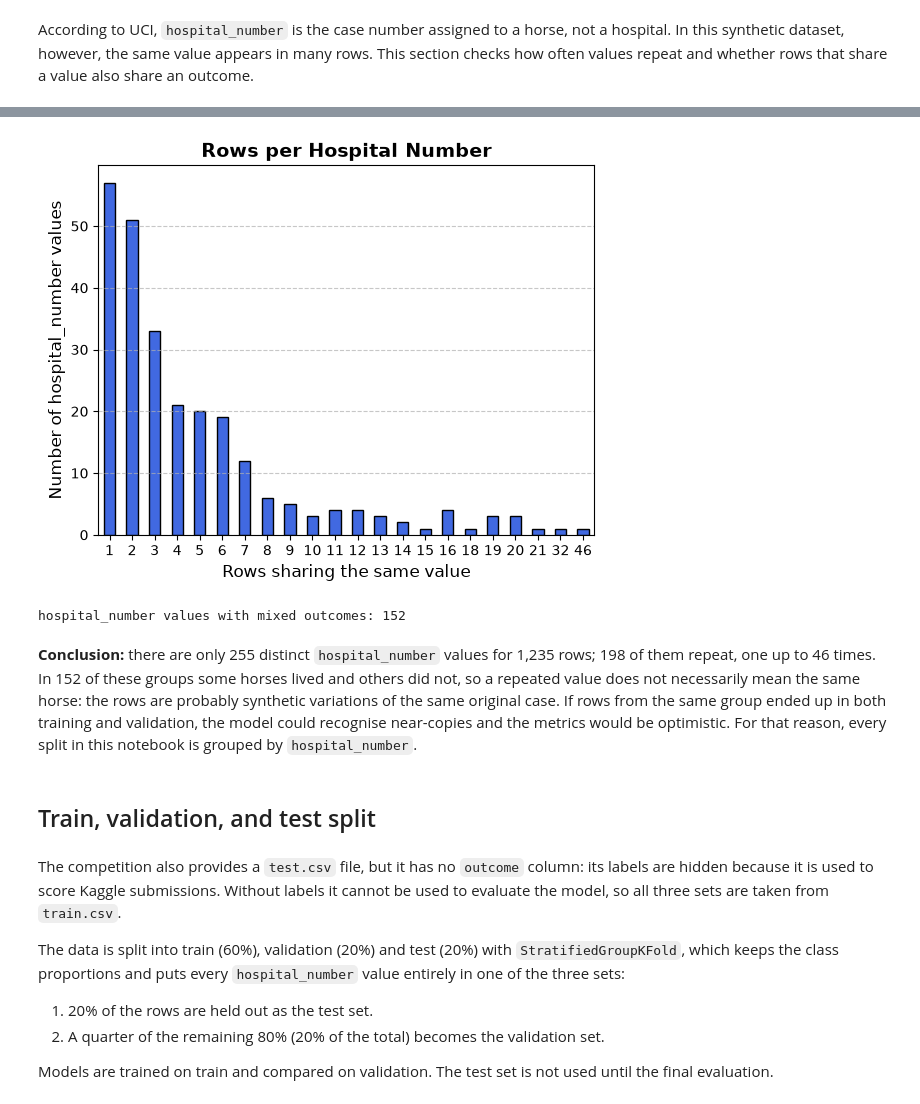
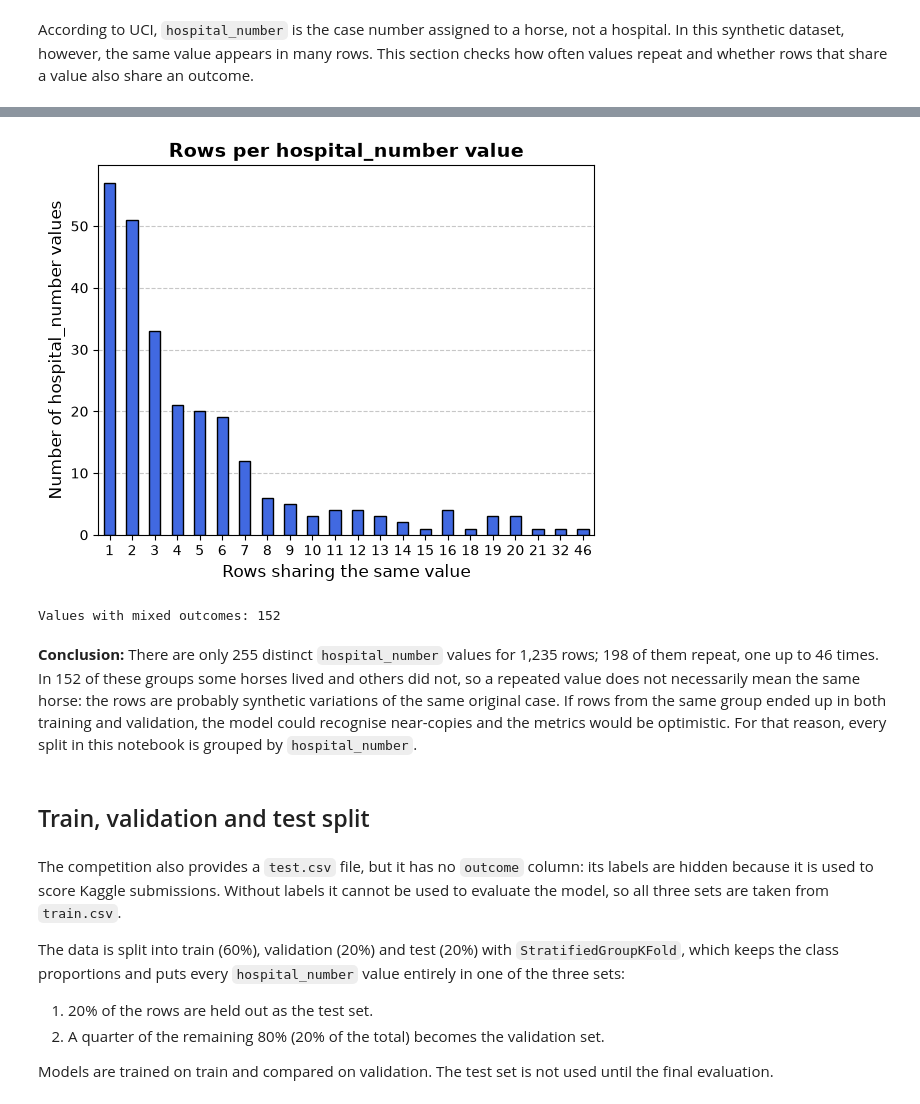
Before and after one commit to IgnaciocefisDataTalksClubCamps/horse-colic-survival, a Jupyter notebook: notebook.ipynb, the cells around one changed output, grey strips where cells are left out. Drawn from its saved outputs; the diff is of its cells as text; code cells hidden in the pictures.

```diff
--- a/notebook.ipynb
+++ b/notebook.ipynb
@@ -180,10 +182,10 @@ Range after conversion: 3.5 - 13.0
 # %% [markdown]
 According to UCI, `hospital_number` is the case number assigned to a horse, not a hospital. In this synthetic dataset, however, the same value appears in many rows. This section checks how often values repeat and whether rows that share a value also share an outcome.
 # %%
-counts = groups.value_counts()
+# How many rows share each hospital_number value
+group_sizes = groups.value_counts()
 
-print(f"Number of unique hospital numbers: {groups.nunique()}")
-print(f"hospital_number values that repeat: {(counts > 1).sum()}")
-print(f"Minimum number of rows per hospital number: {counts.min()}")
-print(f"Maximum number of rows per hospital number: {counts.max()}")
+print(f"Distinct values: {groups.nunique()}")
+print(f"Values that repeat: {(group_sizes > 1).sum()}")
+print(f"Rows per value: min {group_sizes.min()}, max {group_sizes.max()}")
 # %% [output]
@@ -194,25 +195,25 @@ Maximum number of rows per hospital number: 46
 # %%
-counts.value_counts().sort_index().plot(kind='bar', color='royalblue', edgecolor='black')
-
-plt.title('Rows per Hospital Number', fontsize=14, fontweight='bold')
-plt.xlabel('Rows sharing the same value', fontsize=12)
-plt.ylabel('Number of hospital_number values', fontsize=12)
-plt.grid(axis='y', linestyle='--', alpha=0.7, zorder=1)
+# Distribution of group sizes
+group_sizes.value_counts().sort_index().plot(kind="bar", color="royalblue", edgecolor="black", zorder=2)
+plt.title("Rows per hospital_number value", fontsize=14, fontweight="bold")
+plt.xlabel("Rows sharing the same value", fontsize=12)
+plt.ylabel("Number of hospital_number values", fontsize=12)
 plt.xticks(rotation=0)
-
+plt.grid(axis="y", linestyle="--", alpha=0.7, zorder=1)
 plt.show()
 # %% [output]
-[figure, old version]
+[figure, new version]
 # %%
-mixed = df.groupby(groups)["lived"].nunique()
+# Groups whose rows have different outcomes
+outcomes_per_group = df.groupby(groups)["lived"].nunique()
 
-print(f"hospital_number values with mixed outcomes: {(mixed > 1).sum()}")
+print(f"Values with mixed outcomes: {(outcomes_per_group > 1).sum()}")
 # %% [output]
-hospital_number values with mixed outcomes: 152
+Values with mixed outcomes: 152
 # %% [markdown]
-**Conclusion:** there are only 255 distinct `hospital_number` values for 1,235 rows; 198 of them repeat, one up to 46 times. In 152 of these groups some horses lived and others did not, so a repeated value does not necessarily mean the same horse: the rows are probably synthetic variations of the same original case. If rows from the same group ended up in both training and validation, the model could recognise near-copies and the metrics would be optimistic. For that reason, every split in this notebook is grouped by `hospital_number`.
+**Conclusion:** There are only 255 distinct `hospital_number` values for 1,235 rows; 198 of them repeat, one up to 46 times. In 152 of these groups some horses lived and others did not, so a repeated value does not necessarily mean the same horse: the rows are probably synthetic variations of the same original case. If rows from the same group ended up in both training and validation, the model could recognise near-copies and the metrics would be optimistic. For that reason, every split in this notebook is grouped by `hospital_number`.
 # %% [markdown]
-## Train, validation, and test split
+## Train, validation and test split
 # %% [markdown]
 The competition also provides a `test.csv` file, but it has no `outcome` column: its labels are hidden because it is used to score Kaggle submissions. Without labels it cannot be used to evaluate the model, so all three sets are taken from `train.csv`.
 
```
Also changed, not shown: parts of 98 cells of this notebook.
